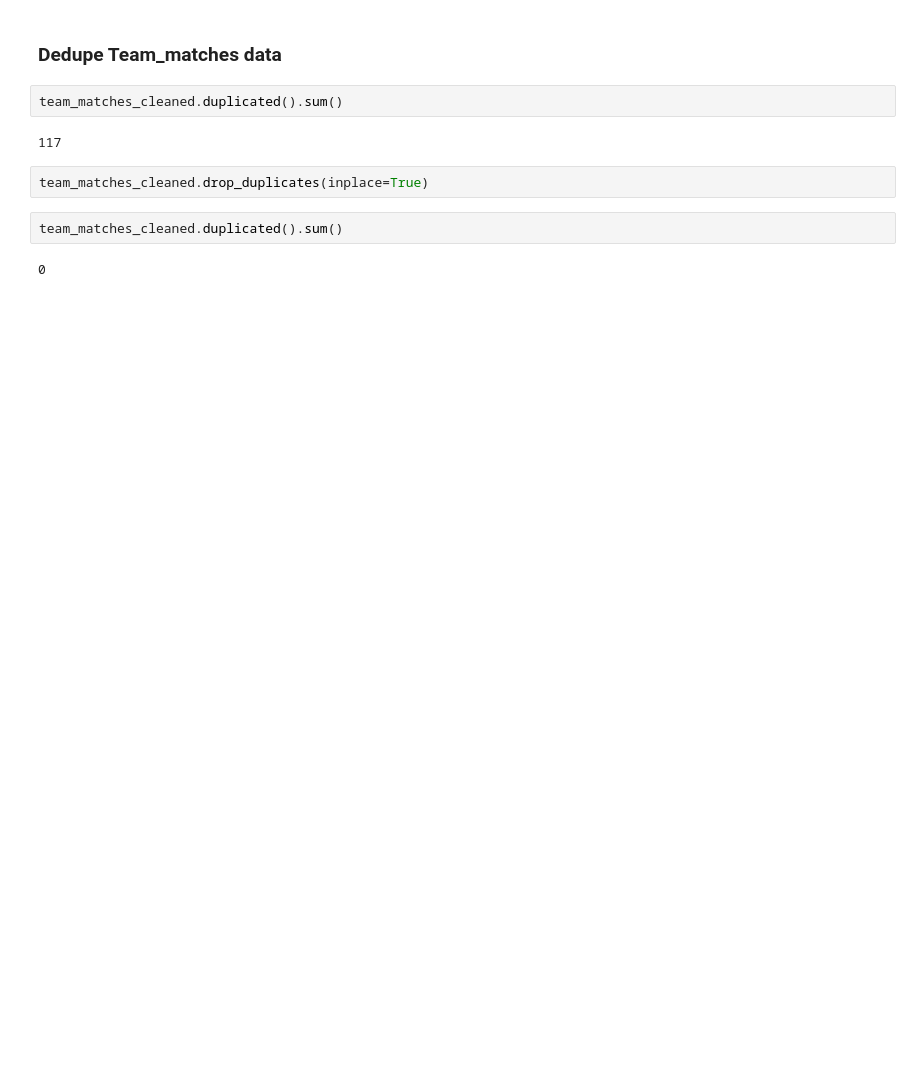
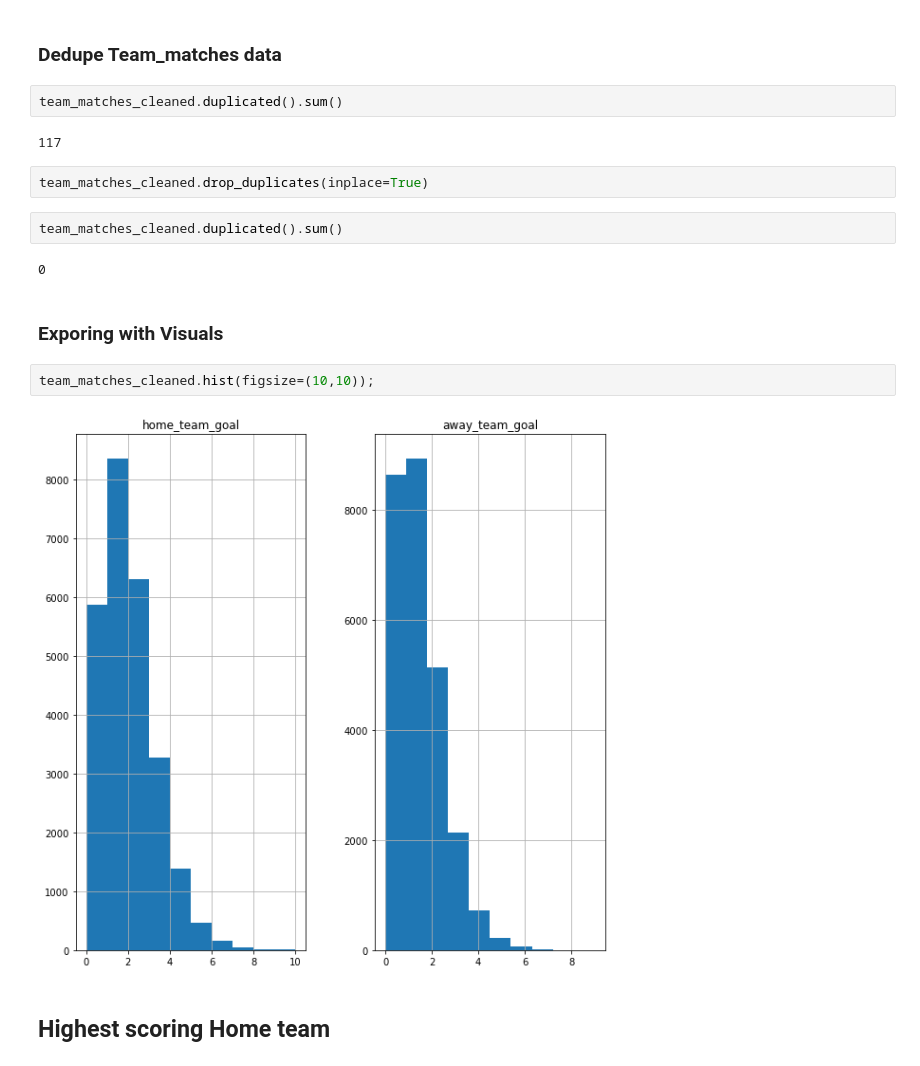
Before and after one commit to tunji-dev/Udacity_Data_Analyst_Nanodegree, a Jupyter notebook: project_2_investigate_soccer_dataset/soccer_dataset.ipynb, the cells around one changed output. Saved outputs shown, nothing was run; the diff lists cells and outputs as text; blank space fills up the shorter version.

```diff
--- a/project_2_investigate_soccer_dataset/soccer_dataset.ipynb
+++ b/project_2_investigate_soccer_dataset/soccer_dataset.ipynb
@@ -448,3 +448,11 @@ team_matches_cleaned.drop_duplicates(inplace=True)
 team_matches_cleaned.duplicated().sum()
 # %% [output]
 0
+# %% [markdown]
+### Exporing with Visuals
+# %%
+team_matches_cleaned.hist(figsize=(10,10));
+# %% [output]
+[figure, added]
+# %% [markdown]
+## Highest scoring Home team
```
Also changed, not shown: parts of 3 cells of this notebook.
